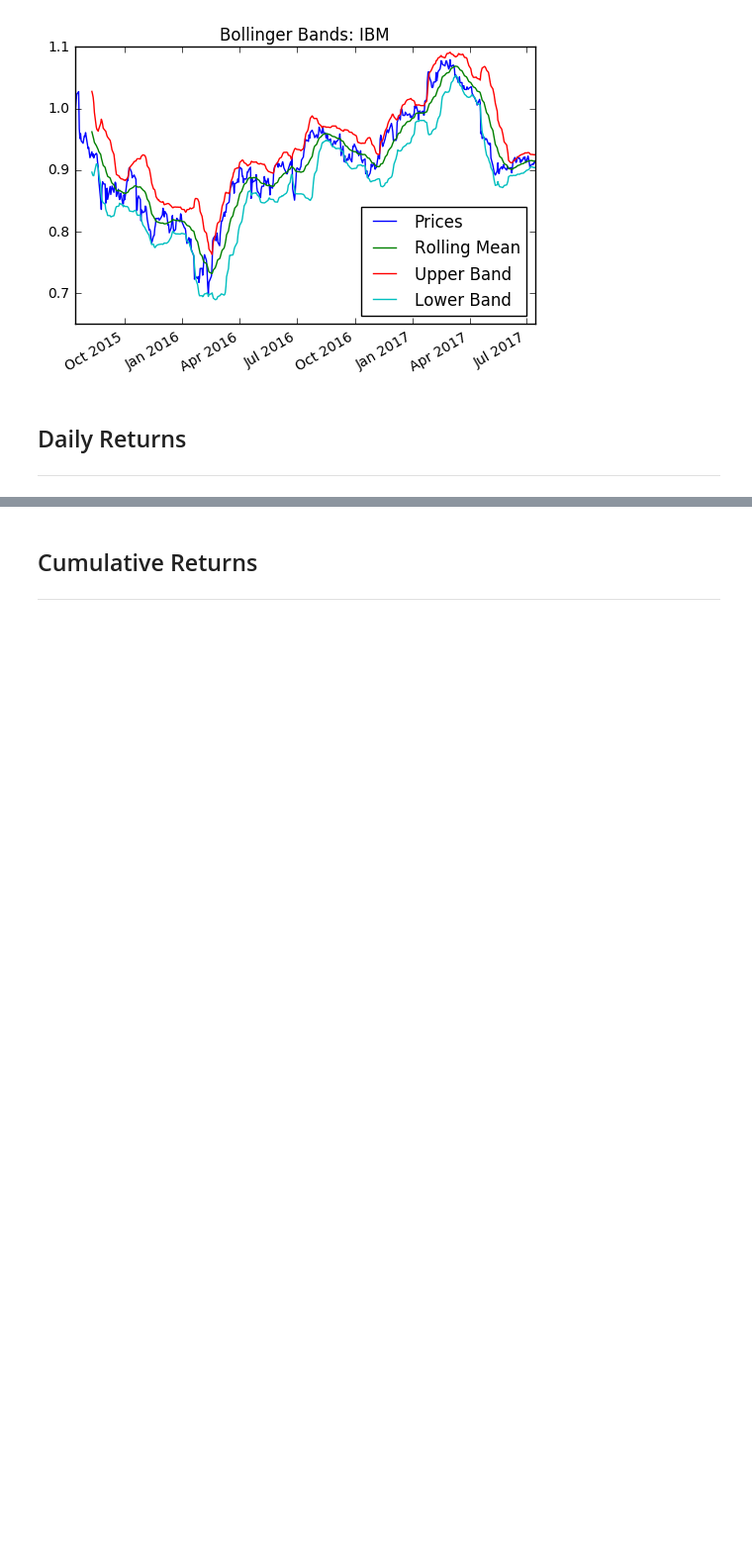
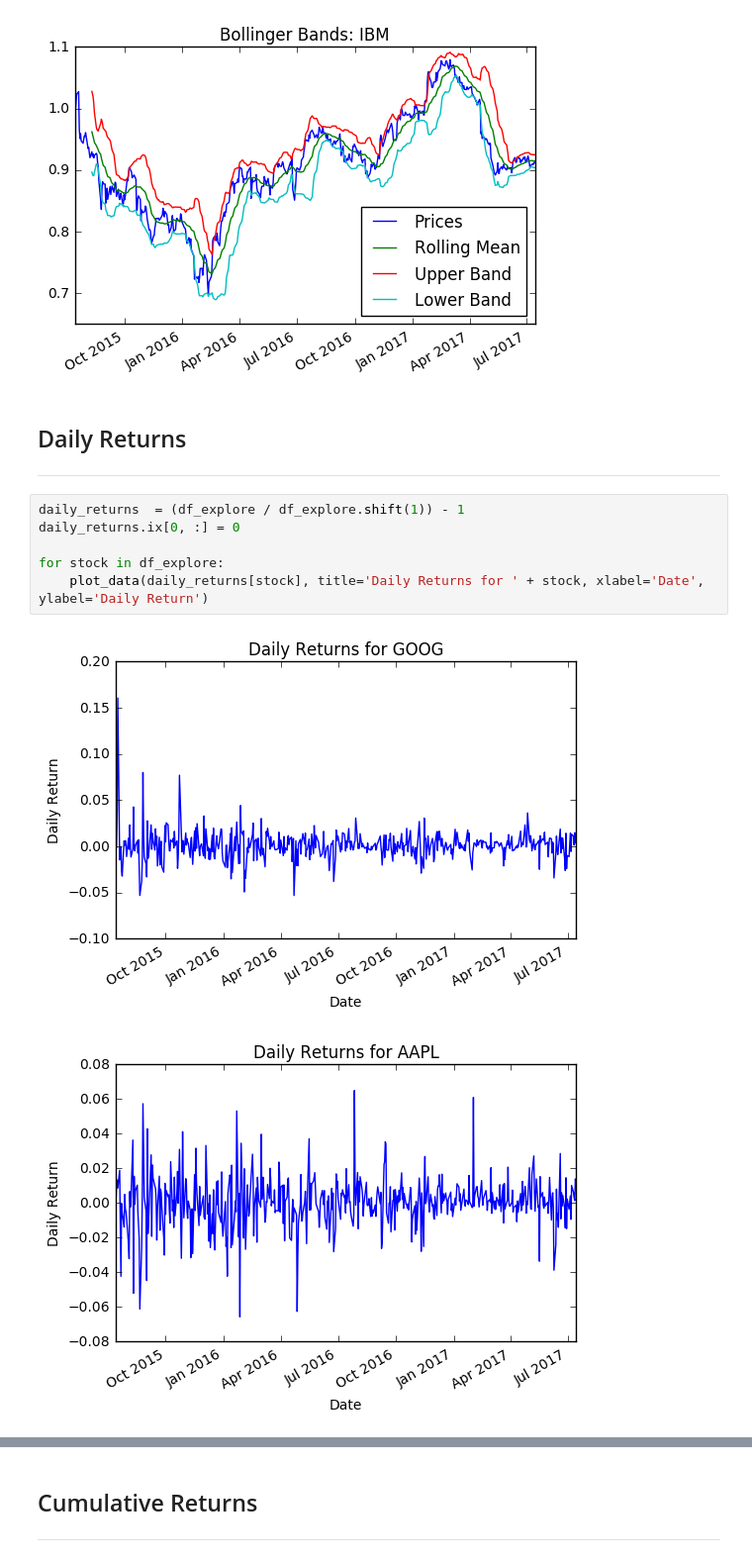
Before and after one commit to mbozelka/Machine-Learning-Capstone, a Jupyter notebook: project/data-exploration/Data Exploration.ipynb, the cells around one changed output, grey strips where cells are left out. Shown at 99% size. Saved outputs shown, nothing was run; the diff lists cells and outputs as text; blank space fills up the shorter version.

Commit message:
Update: Data Exploration
Continued work on exploring the data needed to make stock predictions. Workbook has been updated.

```diff
--- a/project/data-exploration/Data Exploration.ipynb
+++ b/project/data-exploration/Data Exploration.ipynb
@@ -177,3 +181,12 @@ for stock in normalized_data:
 # %% [markdown]
 ## Daily Returns
 ---
+# %%
+daily_returns  = (df_explore / df_explore.shift(1)) - 1
+daily_returns.ix[0, :] = 0
+
+for stock in df_explore:
+    plot_data(daily_returns[stock], title='Daily Returns for ' + stock, xlabel='Date', ylabel='Daily Return')
+# %% [output]
+[figure, added]
+[figure, added]
```
Also changed, not shown: parts of 3 cells of this notebook.
